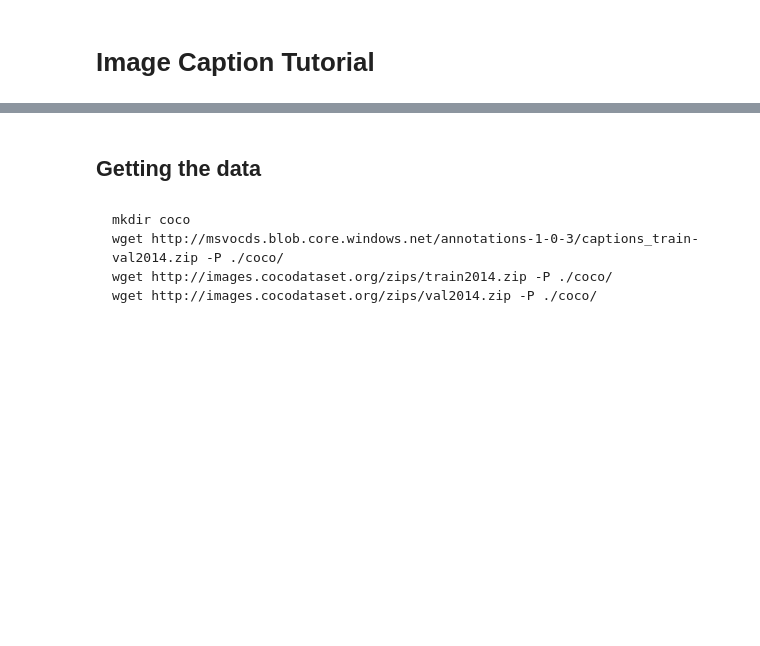
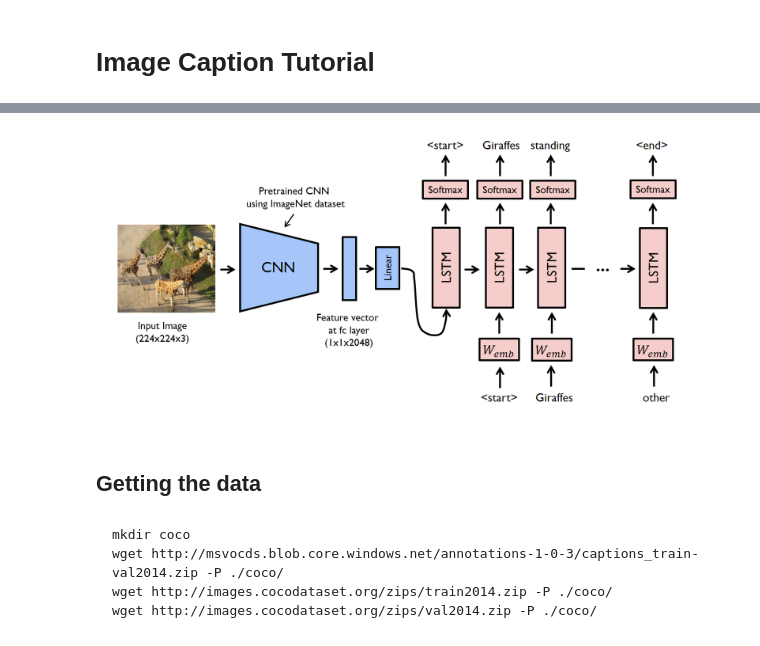
Before and after one commit to yanneta/pytorch-tutorials, a Jupyter notebook: image-caption-tutorial.ipynb, the cells around one changed output, grey strips where cells are left out. Drawn from its saved outputs; the diff is of its cells as text; code cells hidden in the pictures; blank space fills up the shorter version.

Commit message:
adding descriptions to image caption tutorial

```diff
--- a/image-caption-tutorial.ipynb
+++ b/image-caption-tutorial.ipynb
@@ -23,3 +28,9 @@ from torch.nn.utils.rnn import pack_padded_sequence
+# %%
+from IPython.display import Image
+Image("images/model.png")
+# https://github.com/yunjey/pytorch-tutorial/tree/master/tutorials/03-advanced/image_captioning
+# %% [output]
+[figure, added]
 # %% [markdown]
 ## Getting the data
 # %% [markdown]
```
Also changed, not shown: parts of 4 cells of this notebook.
